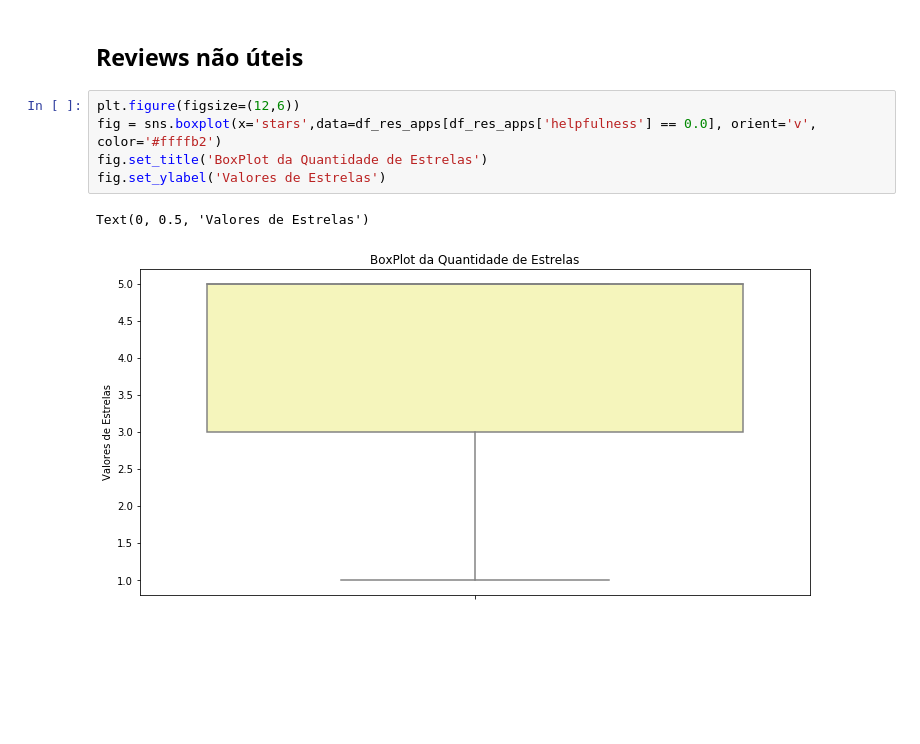
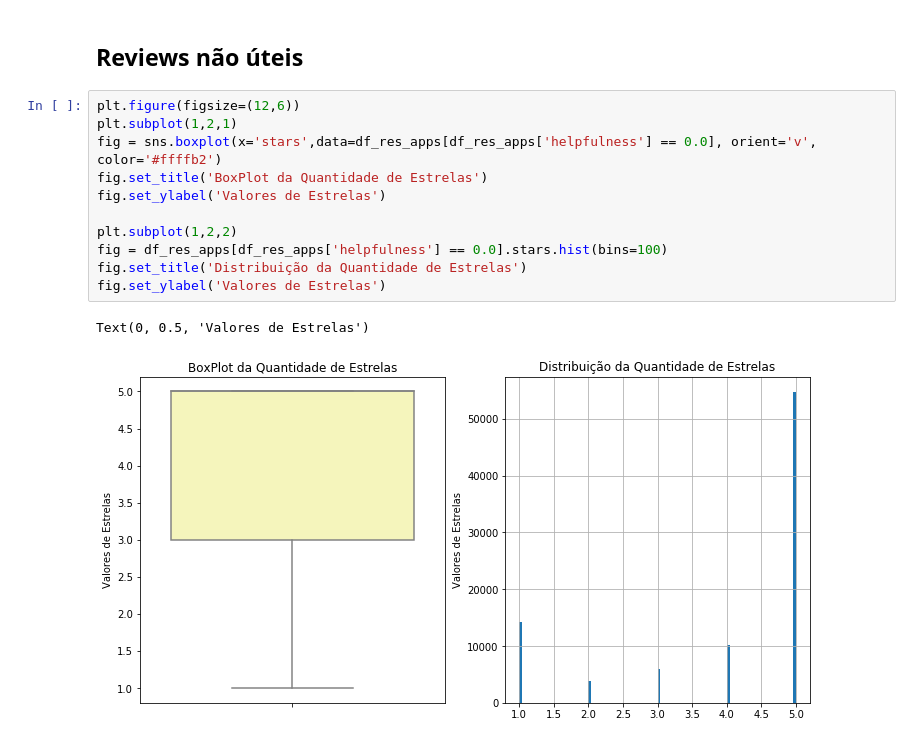
Before and after one commit to RogerFig/features_experiments, a Jupyter notebook: Experimentos.ipynb, the cells around one changed output. Drawn from its saved outputs; the diff is of its cells as text; blank space fills up the shorter version.

```diff
--- a/Experimentos.ipynb
+++ b/Experimentos.ipynb
@@ -166,9 +166,15 @@ Text(0, 0.5, 'Valores de Estrelas')
 ## Reviews não úteis
 # %%
 plt.figure(figsize=(12,6))
+plt.subplot(1,2,1)
 fig = sns.boxplot(x='stars',data=df_res_apps[df_res_apps['helpfulness'] == 0.0], orient='v', color='#ffffb2')
 fig.set_title('BoxPlot da Quantidade de Estrelas')
 fig.set_ylabel('Valores de Estrelas')
+
+plt.subplot(1,2,2)
+fig = df_res_apps[df_res_apps['helpfulness'] == 0.0].stars.hist(bins=100)
+fig.set_title('Distribuição da Quantidade de Estrelas')
+fig.set_ylabel('Valores de Estrelas')
 # %% [output]
 Text(0, 0.5, 'Valores de Estrelas')
-[figure, old version]
+[figure, new version]
```
Also changed, not shown: parts of 1 cell of this notebook, 9 other files.
